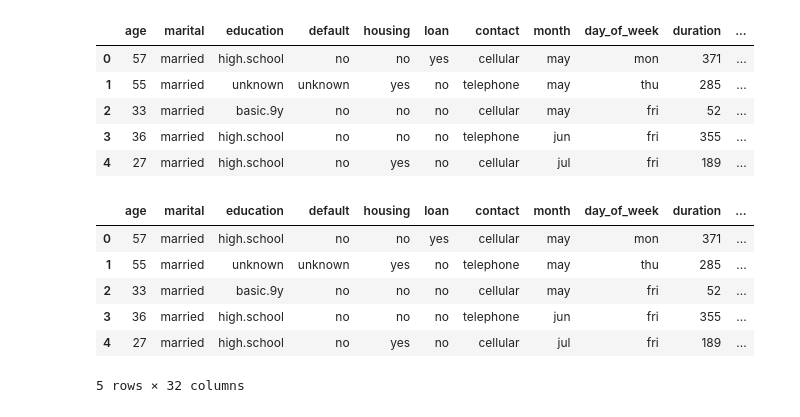
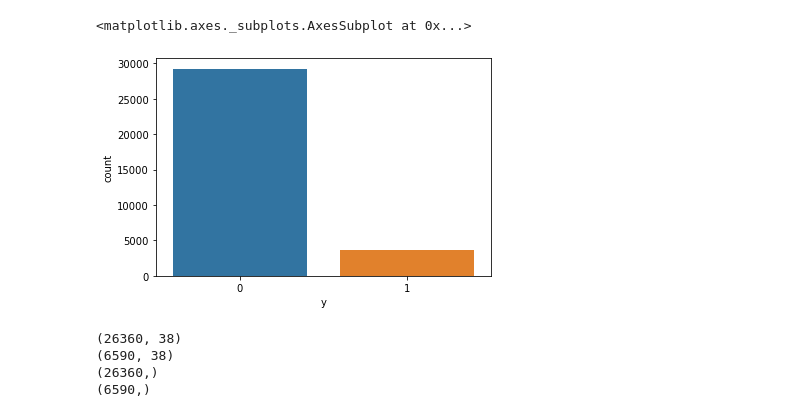
Before and after one commit to przemekbil/AZMLND_Optimizing_a_Pipeline_in_Azure-Starter_Files, a Jupyter notebook: DataExploratory.ipynb, the cells around one changed output. Drawn from its saved outputs; the diff is of its cells as text; code cells hidden in the pictures.

```diff
--- a/DataExploratory.ipynb
+++ b/DataExploratory.ipynb
@@ -85,9 +144,0 @@ original_dataset.drop("job", inplace=True, axis=1)
-# %%
-original_dataset.head()
-# %% [output]
-|  | age | marital | education | default | housing | loan | contact | month | day_of_week | duration | ... |
-| 0 | 57 | married | high.school | no | no | yes | cellular | may | mon | 371 | ... |
-| 1 | 55 | married | unknown | unknown | yes | no | telephone | may | thu | 285 | ... |
-| 2 | 33 | married | basic.9y | no | no | no | cellular | may | fri | 52 | ... |
-| 3 | 36 | married | high.school | no | no | no | telephone | jun | fri | 355 | ... |
-| 4 | 27 | married | high.school | no | yes | no | cellular | jul | fri | 189 | ... |
@@ -96,13 +145,17 @@ original_dataset = original_dataset.join(jobs)
-# %%
-original_dataset.head()
-# %% [output]
-|  | age | marital | education | default | housing | loan | contact | month | day_of_week | duration | ... |
-| 0 | 57 | married | high.school | no | no | yes | cellular | may | mon | 371 | ... |
-| 1 | 55 | married | unknown | unknown | yes | no | telephone | may | thu | 285 | ... |
-| 2 | 33 | married | basic.9y | no | no | no | cellular | may | fri | 52 | ... |
-| 3 | 36 | married | high.school | no | no | no | telephone | jun | fri | 355 | ... |
-| 4 | 27 | married | high.school | no | yes | no | cellular | jul | fri | 189 | ... |
-5 rows × 32 columns
+# %%
+sns.countplot(y)
+# %% [output]
+<matplotlib.axes._subplots.AxesSubplot at 0x...>
+[figure, added]
 # %%
 from sklearn.model_selection import train_test_split
-x_train, x_test, y_train, y_test = train_test_split(x, y)
+x_train, x_test, y_train, y_test = train_test_split(x, y, train_size=0.8, test_size=0.2, random_state=10)
+print(x_train.shape)
+print(x_test.shape)
+print(y_train.shape)
+print(y_test.shape)
+# %% [output]
+(26360, 38)
+(6590, 38)
+(26360,)
+(6590,)
```
Also changed, not shown: parts of 26 cells of this notebook, 1 other file.
